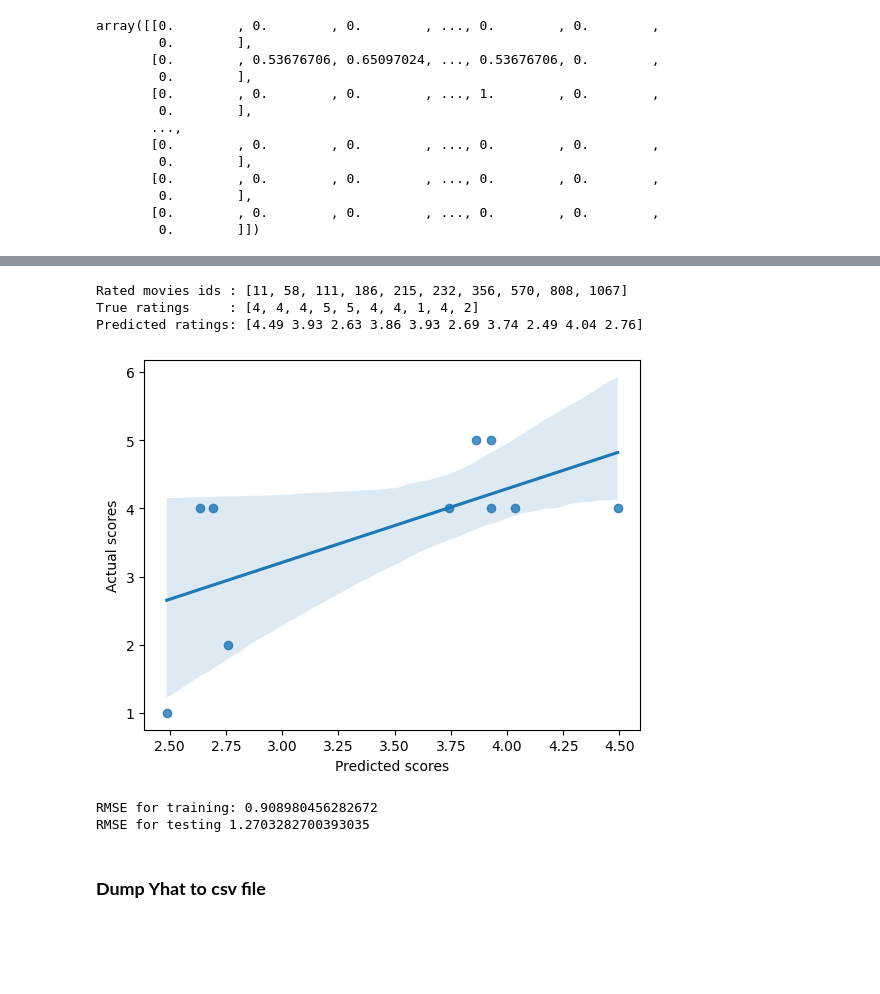
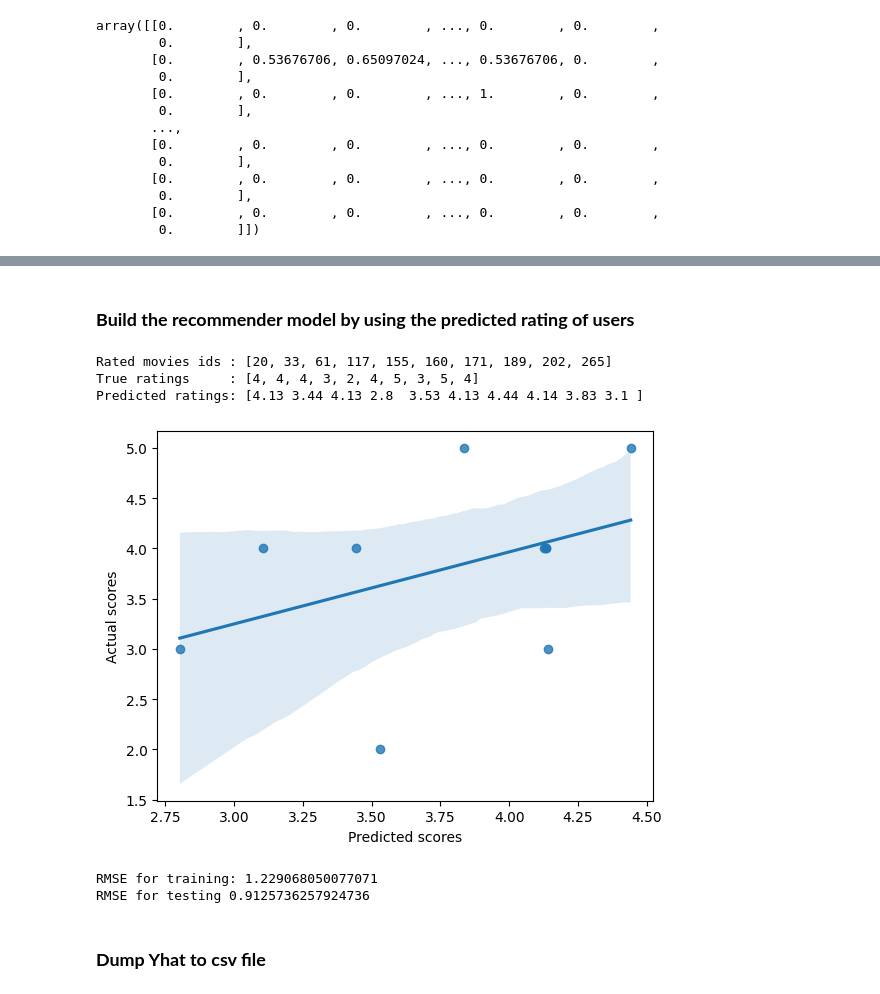
Before and after one commit to Narius2030/Recommendation-System, a Jupyter notebook: recommendsys-rating.ipynb, the cells around one changed output, grey strips where cells are left out. Saved outputs shown, nothing was run; the diff lists cells and outputs as text; code cells hidden in the pictures; blank space fills up the shorter version.

```diff
--- a/recommendsys-rating.ipynb
+++ b/recommendsys-rating.ipynb
@@ -108,2 +110,4 @@ array([[0.        , 0.        , 0.        , ..., 0.        , 0.        ,
+# %% [markdown]
+### **Build the recommender model by using the predicted rating of users**
 # %%
 from sklearn.linear_model import Ridge
@@ -134,6 +139,7 @@ class ContentBasedWithRating():
     def fit_transform(self, rate_train:iter, n_users:int):
         for n in range(1, n_users+1):
             ids, scores = self.get_items_rated_by_user(rate_train, n)
+            # Predict rating of this user by the linear model + regularization
             clf = Ridge(alpha=0.01, fit_intercept = True)
             Xhat = tfidf[ids-1, :]
 
@@ -141,6 +147,7 @@ class ContentBasedWithRating():
             self.W[:, n-1] = clf.coef_
             self.b[0, n-1] = clf.intercept_
 
+        # Predict the whole users' rating for each film
         self.Yhat = tfidf.dot(self.W) + self.b
 
     def predict(self, user_id:int, rate_test:iter, Yhat) -> tuple:
@@ -157,32 +164,36 @@ class ContentBasedWithRating():
         return movie_ids.to_list(), Yhat[movie_ids-1, user_id-1]
 
     def MSE(self, rates:iter) -> float:
-        se = 0
-        cnt = 0
         for n in range(1, n_users+1):
             ids, scores_truth = self.get_items_rated_by_user(rates, n)
             scores_pred = self.Yhat[ids-1, n-1]
-            e = scores_truth - scores_pred
-            se += (e*e).sum(axis = 0)
-            cnt += e.size
-        return math.sqrt(se/cnt)
+            mse = mean_squared_error(y_pred=scores_pred, y_true=scores_truth)
+
+            # e = scores_truth - scores_pred
+            # se += (e*e).sum(axis = 0)
+            # cnt += e.size
+
+        return mse #math.sqrt(se/cnt)
+
+def recommend(items, user_id, Yhat):
+    return items['movie id'], Yhat[items['movie id']-1, user_id-1]
 # %%
 recommender = ContentBasedWithRating(tfidf=tfidf)
 # %%
 recommender.fit_transform(rate_train, n_users)
 # %%
-y_pred = recommender.predict(943, rate_test, recommender.Yhat)
+y_pred = recommender.predict(1, rate_test, recommender.Yhat)
 # %% [output]
-Rated movies ids : [11, 58, 111, 186, 215, 232, 356, 570, 808, 1067]
-True ratings     : [4, 4, 4, 5, 5, 4, 4, 1, 4, 2]
-Predicted ratings: [4.49 3.93 2.63 3.86 3.93 2.69 3.74 2.49 4.04 2.76]
+Rated movies ids : [20, 33, 61, 117, 155, 160, 171, 189, 202, 265]
+True ratings     : [4, 4, 4, 3, 2, 4, 5, 3, 5, 4]
+Predicted ratings: [4.13 3.44 4.13 2.8  3.53 4.13 4.44 4.14 3.83 3.1 ]
-[figure, old version]
+[figure, new version]
 # %%
 print('RMSE for training:', recommender.MSE(rate_train))
 print('RMSE for testing', recommender.MSE(rate_test))
 # %% [output]
-RMSE for training: 0.908980456282672
-RMSE for testing 1.2703282700393035
+RMSE for training: 1.229068050077071
+RMSE for testing 0.9125736257924736
 # %% [markdown]
 ### **Dump Yhat to csv file**
 # %%
```
Also changed, not shown: parts of 4 cells of this notebook, 3 other files.
